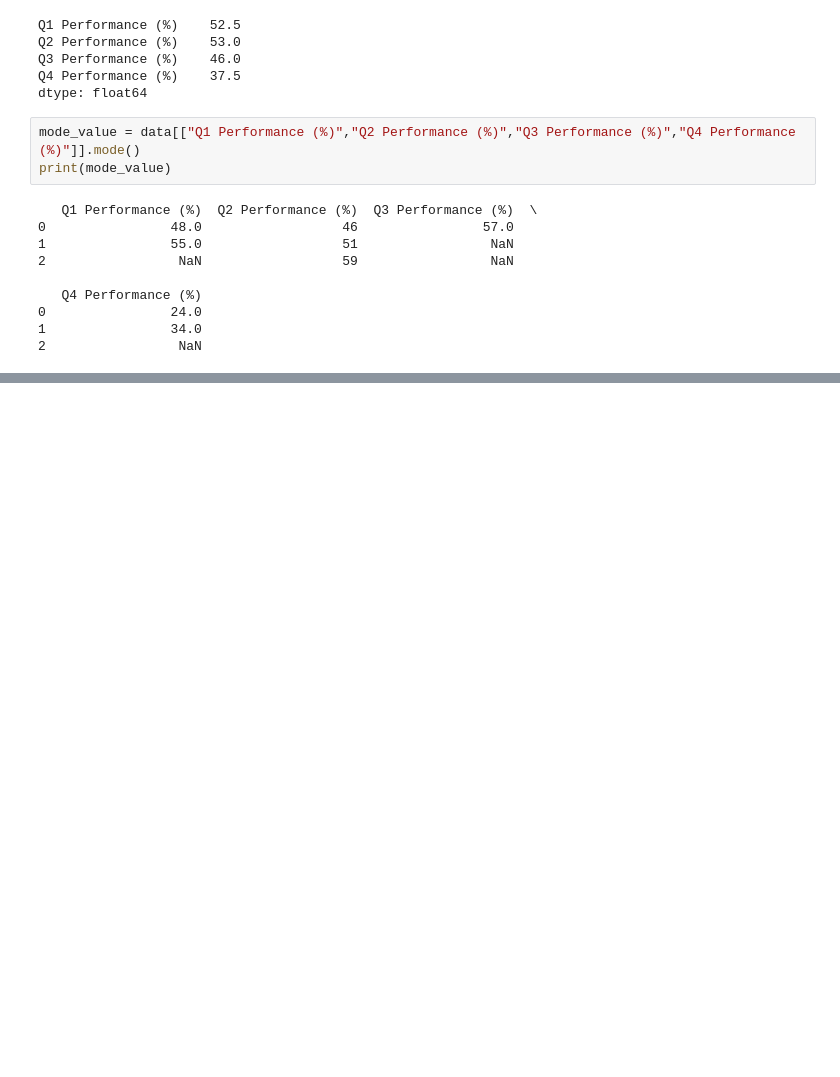
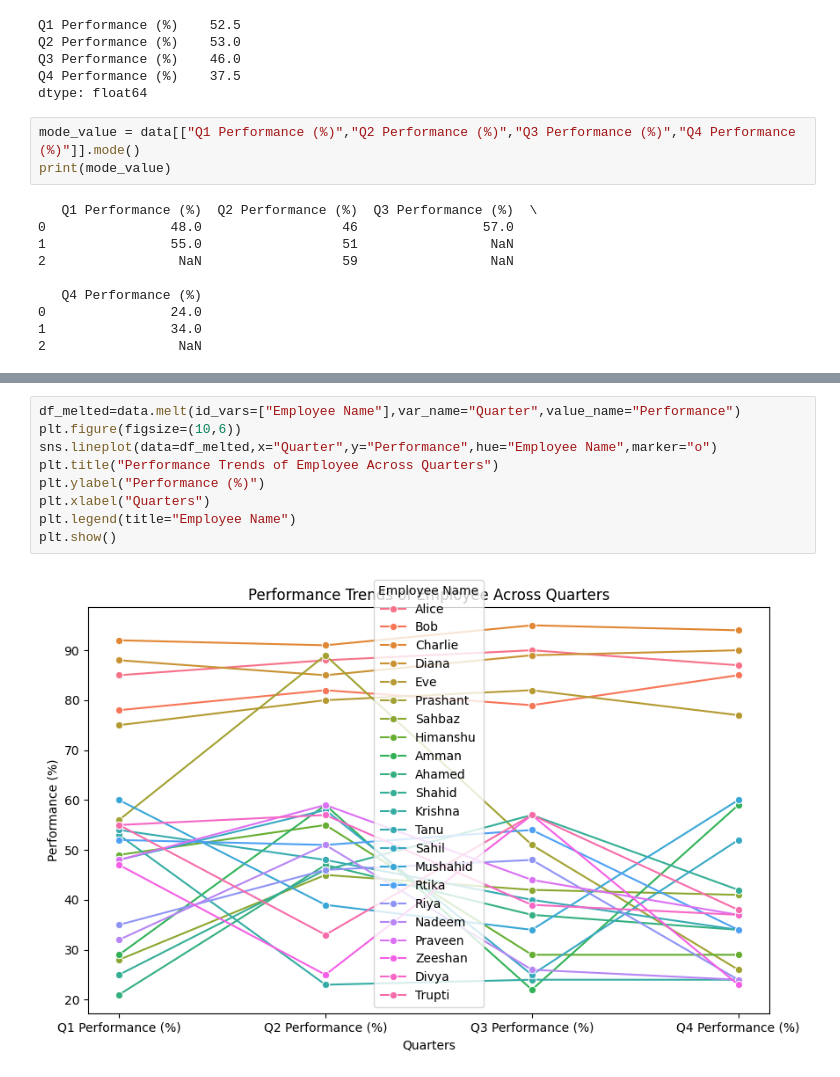
Before and after one commit to theamaan619/Data-Analytics, a Jupyter notebook: Lecture 7.ipynb, the cells around one changed output, grey strips where cells are left out. Drawn from its saved outputs; the diff is of its cells as text; blank space fills up the shorter version.

```diff
--- a/Lecture 7.ipynb
+++ b/Lecture 7.ipynb
@@ -131,0 +136,11 @@ print(mode_value)
+# %%
+df_melted=data.melt(id_vars=["Employee Name"],var_name="Quarter",value_name="Performance")
+plt.figure(figsize=(10,6))
+sns.lineplot(data=df_melted,x="Quarter",y="Performance",hue="Employee Name",marker="o")
+plt.title("Performance Trends of Employee Across Quarters")
+plt.ylabel("Performance (%)")
+plt.xlabel("Quarters")
+plt.legend(title="Employee Name")
+plt.show()
+# %% [output]
+[figure, added]
```
Also changed, not shown: parts of 5 cells of this notebook, 2 other files.
